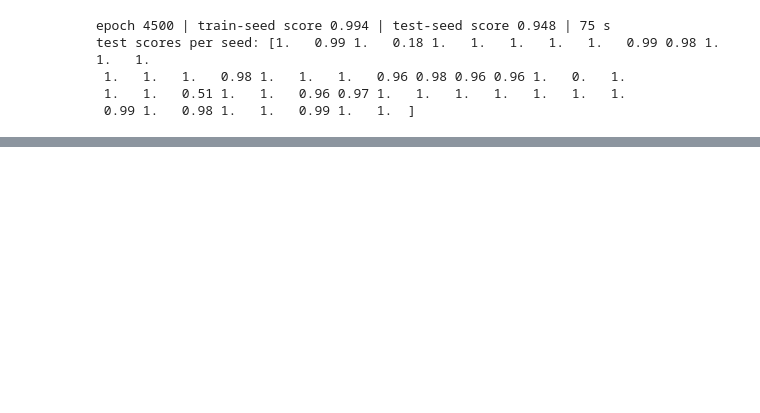
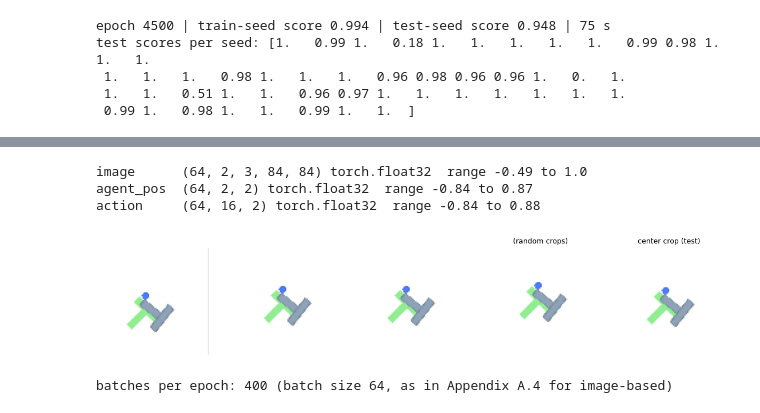
Before and after one commit to SaynaSarvar/visuomotor-diffusion-policy-pusht-reimplementation, a Jupyter notebook: notebooks/pusht_diffusion_policy.ipynb, the cells around one changed output, grey strips where cells are left out. Saved outputs shown, nothing was run; the diff lists cells and outputs as text; code cells hidden in the pictures; blank space fills up the shorter version.

```diff
--- a/notebooks/pusht_diffusion_policy.ipynb
+++ b/notebooks/pusht_diffusion_policy.ipynb
@@ -834,0 +1034,51 @@ with open(f"{CKPT_DIR}/ablation_results.json", "w") as f:
+# %%
+class PushTImageDataset(Dataset):
+    def __init__(self, train=True):
+        self.train = train
+
+    def __len__(self):
+        return N
+
+    def __getitem__(self, i):
+        s, e = ep_start[i], ep_end[i]
+        obs_idx = np.clip(np.arange(i - T_o + 1, i + 1), s, e - 1)
+        act_idx = np.clip(np.arange(i, i + T_p),         s, e - 1)
+
+        if self.train:
+            top, left = np.random.randint(0, 13, size=2)     # random corner, 0..12
+        else:
+            top, left = 6, 6                                  # center crop
+        img = imgs[obs_idx][:, top:top + 84, left:left + 84]  # (2, 84, 84, 3) uint8
+        img = torch.from_numpy(img).permute(0, 3, 1, 2).float() / 255.0 * 2 - 1
+
+        return {
+            "image":     img,                                                        # (2, 3, 84, 84)
+            "agent_pos": torch.from_numpy(obs_norm[obs_idx, 18:20].astype(np.float32)),   # (2, 2)
+            "action":    torch.from_numpy(action_norm[act_idx].astype(np.float32)),       # (16, 2)
+        }
+
+img_dataset = PushTImageDataset(train=True)
+img_loader  = DataLoader(img_dataset, batch_size=64, shuffle=True, num_workers=2, drop_last=True)
+
+b = next(iter(img_loader))
+for k_, v_ in b.items():
+    print(f"{k_:10s}", tuple(v_.shape), v_.dtype, " range", round(v_.min().item(), 2), "to", round(v_.max().item(), 2))
+
+# the same frame five times: the random crops differ a little, the last one is the test-time center crop
+i = int(starts[3]) + 40
+fig, axes = plt.subplots(1, 5, figsize=(14, 3))
+for ax in axes[:4]:
+    im = img_dataset[i]["image"][1]                       # latest frame of the window
+    ax.imshow(((im.permute(1, 2, 0) + 1) / 2).numpy()); ax.axis("off")
+axes[3].set_title("(random crops)", fontsize=9)
+test_ds = PushTImageDataset(train=False)
+im = test_ds[i]["image"][1]
+axes[4].imshow(((im.permute(1, 2, 0) + 1) / 2).numpy()); axes[4].axis("off"); axes[4].set_title("center crop (test)", fontsize=9)
+plt.show()
+print("batches per epoch:", len(img_loader), "(batch size 64, as in Appendix A.4 for image-based)")
+# %% [output]
+image      (64, 2, 3, 84, 84) torch.float32  range -0.49 to 1.0
+agent_pos  (64, 2, 2) torch.float32  range -0.84 to 0.87
+action     (64, 16, 2) torch.float32  range -0.84 to 0.88
+[figure, added]
+batches per epoch: 400 (batch size 64, as in Appendix A.4 for image-based)
```
Also changed, not shown: parts of 29 cells of this notebook, 14 other files.
